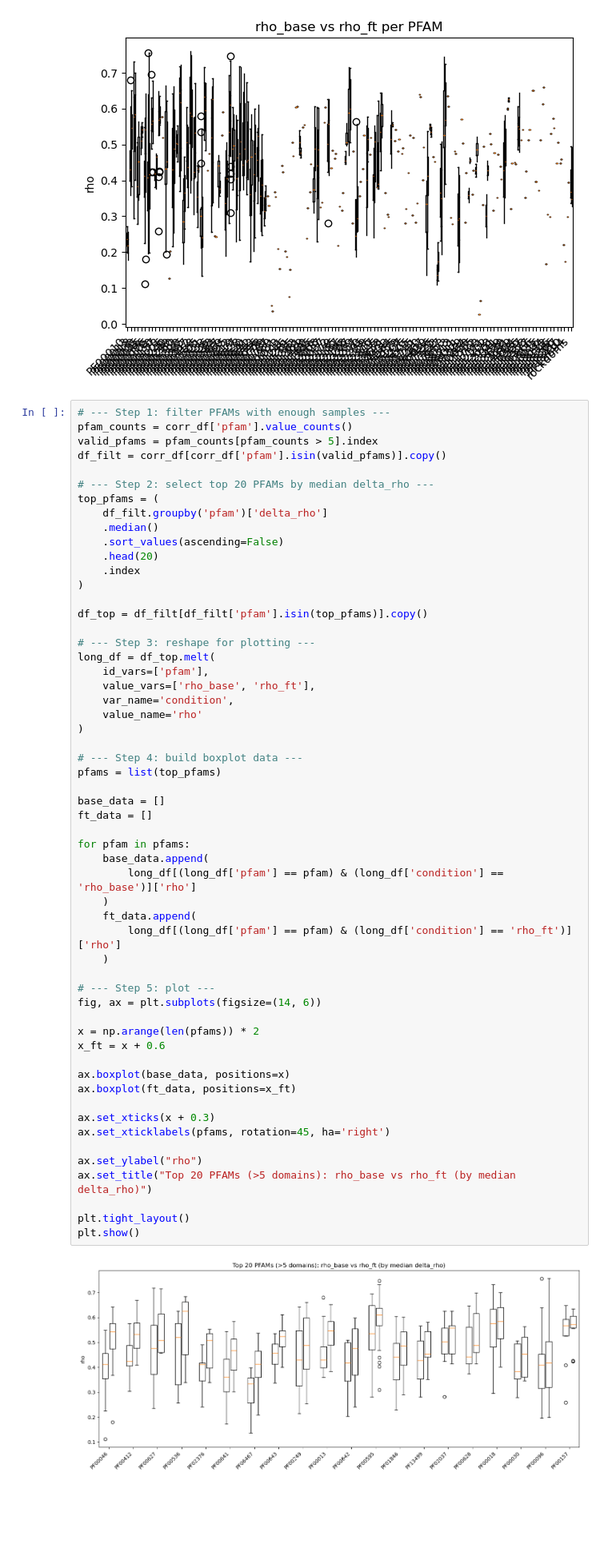
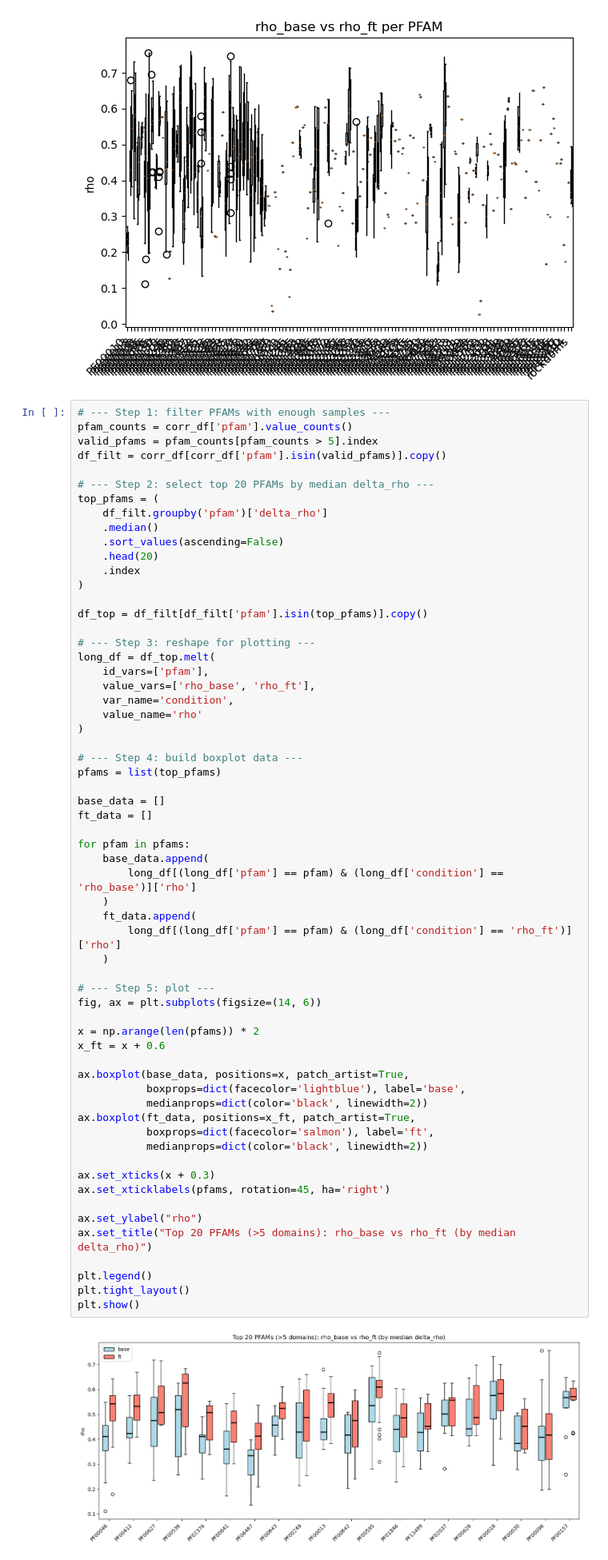
Before and after one commit to Hutch-Johnson/Protein-Language-Models, a Jupyter notebook: ESM_domainome_llr_compare.ipynb, the cells around one changed output. Shown at 80% size. Cells and saved outputs as stored; diff of their text form; blank space fills up the shorter version.

```diff
--- a/ESM_domainome_llr_compare.ipynb
+++ b/ESM_domainome_llr_compare.ipynb
@@ -400,33 +402,38 @@ long_df = df_top.melt(
 # --- Step 4: build boxplot data ---
 pfams = list(top_pfams)
 
 base_data = []
 ft_data = []
 
 for pfam in pfams:
     base_data.append(
         long_df[(long_df['pfam'] == pfam) & (long_df['condition'] == 'rho_base')]['rho']
     )
     ft_data.append(
         long_df[(long_df['pfam'] == pfam) & (long_df['condition'] == 'rho_ft')]['rho']
     )
 
 # --- Step 5: plot ---
 fig, ax = plt.subplots(figsize=(14, 6))
 
 x = np.arange(len(pfams)) * 2
 x_ft = x + 0.6
 
-ax.boxplot(base_data, positions=x)
-ax.boxplot(ft_data, positions=x_ft)
+ax.boxplot(base_data, positions=x, patch_artist=True,
+           boxprops=dict(facecolor='lightblue'), label='base',
+           medianprops=dict(color='black', linewidth=2))
+ax.boxplot(ft_data, positions=x_ft, patch_artist=True,
+           boxprops=dict(facecolor='salmon'), label='ft',
+           medianprops=dict(color='black', linewidth=2))
 
 ax.set_xticks(x + 0.3)
 ax.set_xticklabels(pfams, rotation=45, ha='right')
 
 ax.set_ylabel("rho")
 ax.set_title("Top 20 PFAMs (>5 domains): rho_base vs rho_ft (by median delta_rho)")
 
+plt.legend()
 plt.tight_layout()
 plt.show()
 # %% [output]
-[figure, old version]
+[figure, new version]
```
Also changed, not shown: parts of 6 cells of this notebook.
